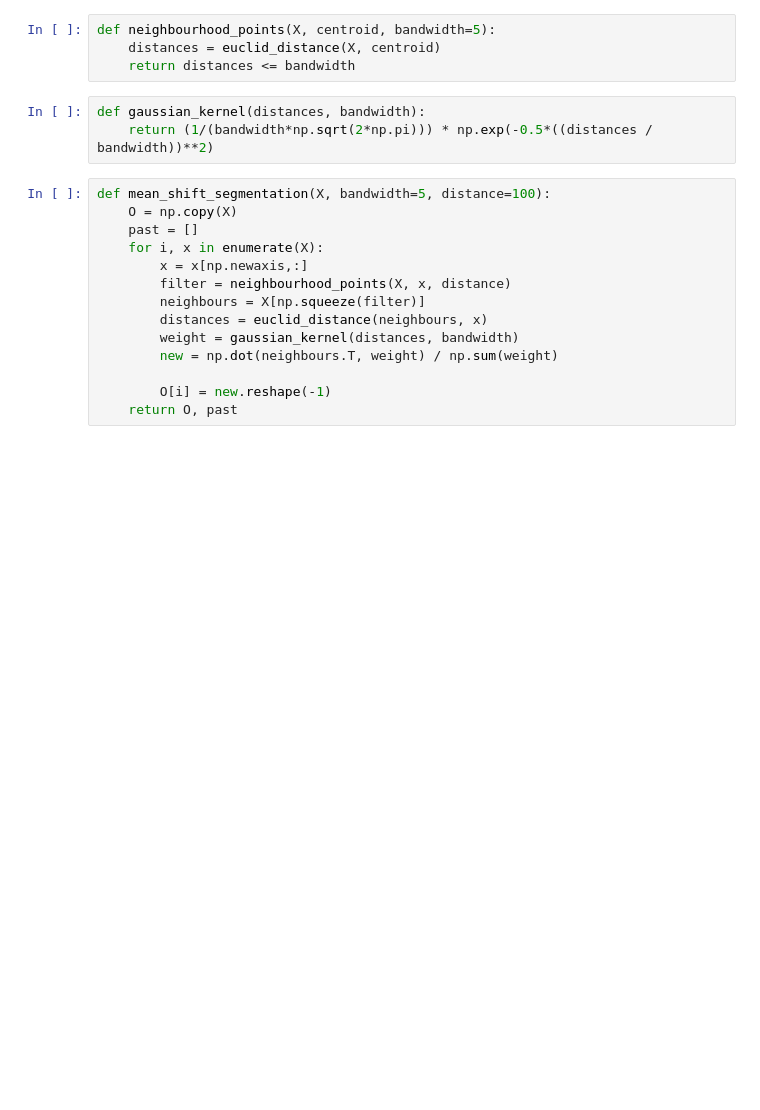
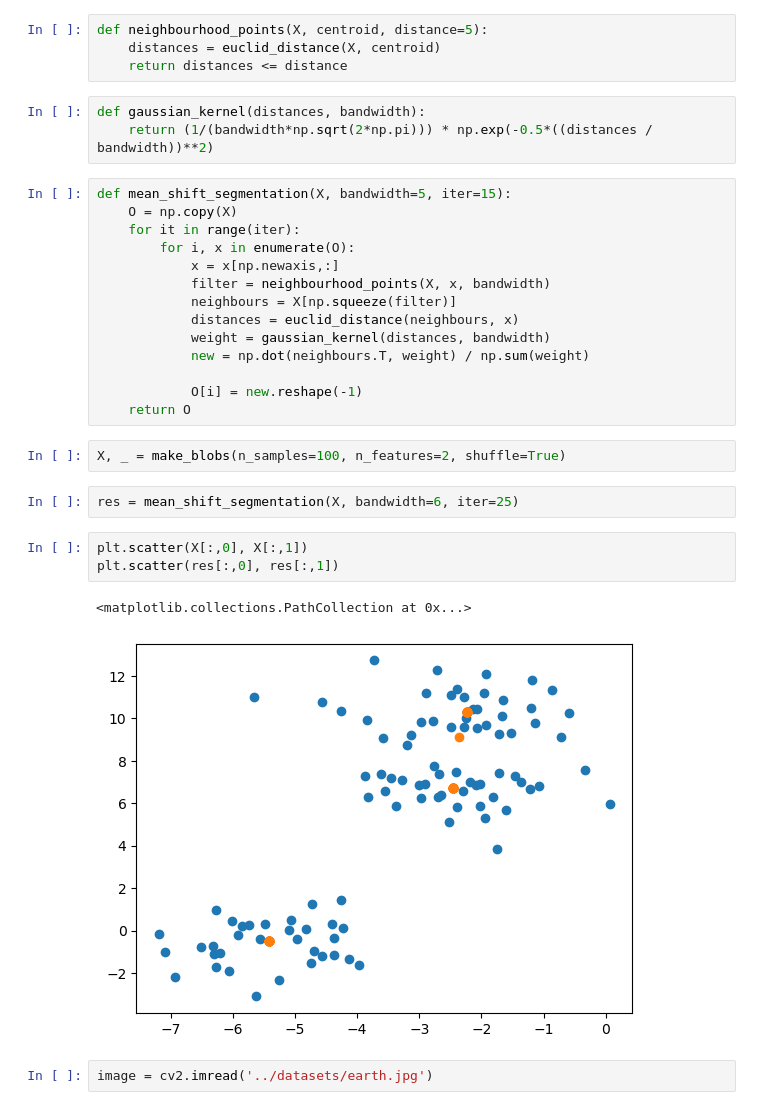
Before and after one commit to jmanuelc87/computer-vision-tec, a Jupyter notebook: homeworks/semana10-mean-shift.ipynb, the cells around one changed output. Drawn from its saved outputs; the diff is of its cells as text; blank space fills up the shorter version.

```diff
--- a/homeworks/semana10-mean-shift.ipynb
+++ b/homeworks/semana10-mean-shift.ipynb
@@ -24,26 +19,38 @@ def euclid_distance(X, xi):
     c = np.sum(X**2, axis=1)[:, np.newaxis]
     return a + b + c
 # %%
-def neighbourhood_points(X, centroid, bandwidth=5):
+def neighbourhood_points(X, centroid, distance=5):
     distances = euclid_distance(X, centroid)
-    return distances <= bandwidth
+    return distances <= distance
 # %%
 def gaussian_kernel(distances, bandwidth):
     return (1/(bandwidth*np.sqrt(2*np.pi))) * np.exp(-0.5*((distances / bandwidth))**2)
 # %%
-def mean_shift_segmentation(X, bandwidth=5, distance=100):
+def mean_shift_segmentation(X, bandwidth=5, iter=15):
     O = np.copy(X)
-    past = []
-    for i, x in enumerate(X):
-        x = x[np.newaxis,:]
-        filter = neighbourhood_points(X, x, distance)
-        neighbours = X[np.squeeze(filter)]
-        distances = euclid_distance(neighbours, x)
-        weight = gaussian_kernel(distances, bandwidth)
-        new = np.dot(neighbours.T, weight) / np.sum(weight)
+    for it in range(iter):
+        for i, x in enumerate(O):
+            x = x[np.newaxis,:]
+            filter = neighbourhood_points(X, x, bandwidth)
+            neighbours = X[np.squeeze(filter)]
+            distances = euclid_distance(neighbours, x)
+            weight = gaussian_kernel(distances, bandwidth)
+            new = np.dot(neighbours.T, weight) / np.sum(weight)
 
-        O[i] = new.reshape(-1)
-    return O, past
+            O[i] = new.reshape(-1)
+    return O
+# %%
+X, _ = make_blobs(n_samples=100, n_features=2, shuffle=True)
+# %%
+res = mean_shift_segmentation(X, bandwidth=6, iter=25)
+# %%
+plt.scatter(X[:,0], X[:,1])
+plt.scatter(res[:,0], res[:,1])
+# %% [output]
+<matplotlib.collections.PathCollection at 0x...>
+[figure, added]
+# %%
+image = cv2.imread('../datasets/earth.jpg')
 # %%
 term_crit = ( cv2.TERM_CRITERIA_EPS | cv2.TERM_CRITERIA_COUNT, 10, 1 )
 luv = cv2.cvtColor(image, cv2.COLOR_BGR2LUV)
```
Also changed, not shown: parts of 4 cells of this notebook.
